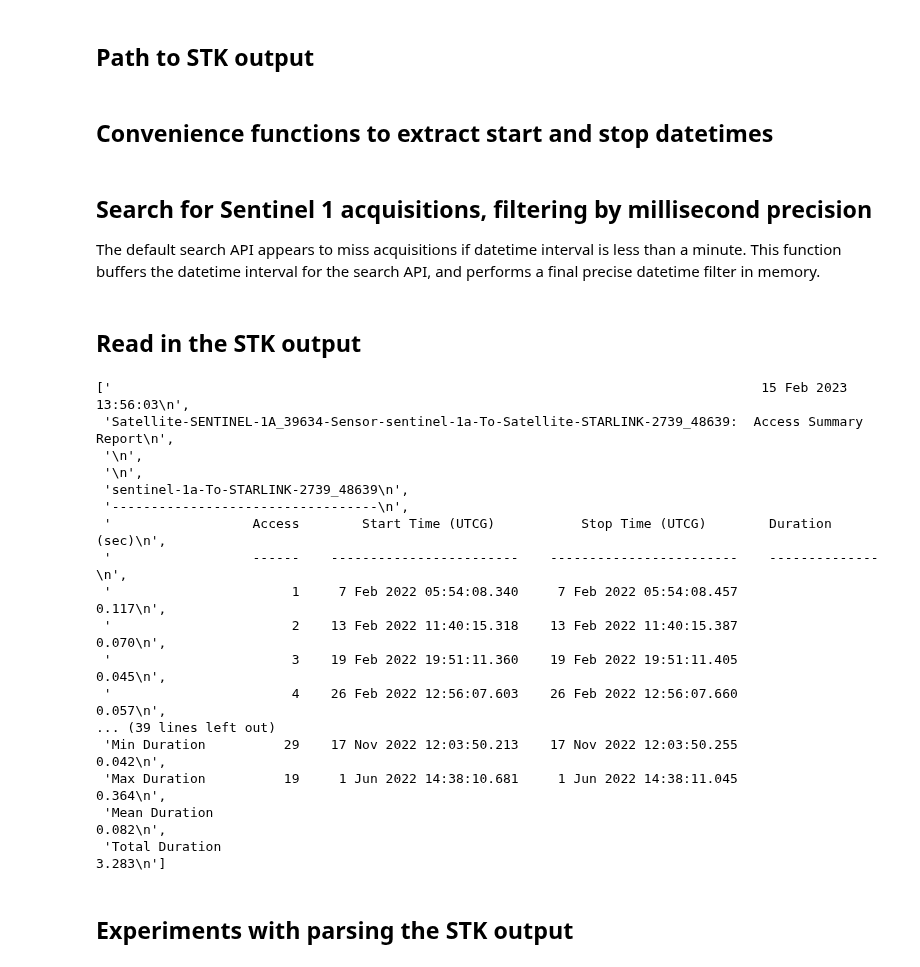
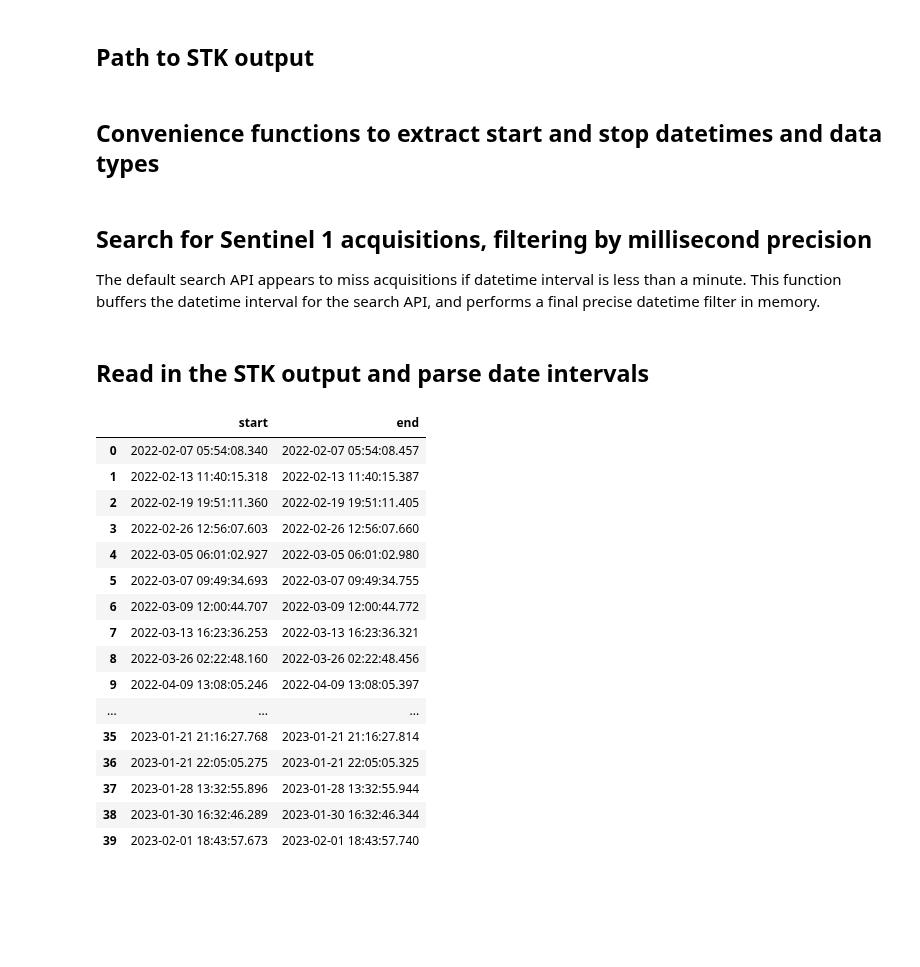
Before and after one commit to c-core-labs/notebooks, a Jupyter notebook: notebooks/sentinel-1-acquisitions.ipynb, the cells around one changed output. Cells and saved outputs as stored; diff of their text form; code cells hidden in the pictures; blank space fills up the shorter version.

```diff
--- a/notebooks/sentinel-1-acquisitions.ipynb
+++ b/notebooks/sentinel-1-acquisitions.ipynb
@@ -39,7 +49,7 @@ scihub_password = ""
 # %%
 path = "sentinel-1-acquisitions.txt"
 # %% [markdown]
-## Convenience functions to extract start and stop datetimes
+## Convenience functions to extract start and stop datetimes and data types
 # %%
 def get_start(line: str):
     line_stripped = line.strip()
@@ -94,27 +135,37 @@ def search(
 # %% [markdown]
-## Read in the STK output
+## Read in the STK output and parse date intervals
 # %%
 with open(path) as source:
     lines = source.readlines()
+
+starts = []
+ends = []
+
+for line in lines[8:]:
+    line_stripped = line.strip()
+    if line_stripped and line_stripped[0].isdigit():
+        start = get_start(line_stripped)
+        end = get_end(line_stripped)
+        starts.append(start)
+        ends.append(end)
+
+intervals = pd.DataFrame({"start": starts, "end": ends})
+intervals
+# %% [output]
+|  | start | end |
+| 0 | 2022-02-07 05:54:08.340 | 2022-02-07 05:54:08.457 |
+| 1 | 2022-02-13 11:40:15.318 | 2022-02-13 11:40:15.387 |
+| 2 | 2022-02-19 19:51:11.360 | 2022-02-19 19:51:11.405 |
+| 3 | 2022-02-26 12:56:07.603 | 2022-02-26 12:56:07.660 |
+| 4 | 2022-03-05 06:01:02.927 | 2022-03-05 06:01:02.980 |
+| 5 | 2022-03-07 09:49:34.693 | 2022-03-07 09:49:34.755 |
+| 6 | 2022-03-09 12:00:44.707 | 2022-03-09 12:00:44.772 |
+| 7 | 2022-03-13 16:23:36.253 | 2022-03-13 16:23:36.321 |
+| 8 | 2022-03-26 02:22:48.160 | 2022-03-26 02:22:48.456 |
+| 9 | 2022-04-09 13:08:05.246 | 2022-04-09 13:08:05.397 |
+| ... | ... | ... |
+| 35 | 2023-01-21 21:16:27.768 | 2023-01-21 21:16:27.814 |
+| 36 | 2023-01-21 22:05:05.275 | 2023-01-21 22:05:05.325 |
+| 37 | 2023-01-28 13:32:55.896 | 2023-01-28 13:32:55.944 |
+| 38 | 2023-01-30 16:32:46.289 | 2023-01-30 16:32:46.344 |
+| 39 | 2023-02-01 18:43:57.673 | 2023-02-01 18:43:57.740 |
-# %%
-lines
-# %% [output]
-['                                                                                   15 Feb 2023 13:56:03\n',
- 'Satellite-SENTINEL-1A_39634-Sensor-sentinel-1a-To-Satellite-STARLINK-2739_48639:  Access Summary Report\n',
- '\n',
- '\n',
- 'sentinel-1a-To-STARLINK-2739_48639\n',
- '----------------------------------\n',
- '                  Access        Start Time (UTCG)           Stop Time (UTCG)        Duration (sec)\n',
- '                  ------    ------------------------    ------------------------    --------------\n',
- '                       1     7 Feb 2022 05:54:08.340     7 Feb 2022 05:54:08.457             0.117\n',
- '                       2    13 Feb 2022 11:40:15.318    13 Feb 2022 11:40:15.387             0.070\n',
- '                       3    19 Feb 2022 19:51:11.360    19 Feb 2022 19:51:11.405             0.045\n',
- '                       4    26 Feb 2022 12:56:07.603    26 Feb 2022 12:56:07.660             0.057\n',
-... (39 lines left out)
- 'Min Duration          29    17 Nov 2022 12:03:50.213    17 Nov 2022 12:03:50.255             0.042\n',
- 'Max Duration          19     1 Jun 2022 14:38:10.681     1 Jun 2022 14:38:11.045             0.364\n',
- 'Mean Duration                                                                                0.082\n',
- 'Total Duration                                                                               3.283\n']
-# %% [markdown]
-## Experiments with parsing the STK output
```
Also changed, not shown: parts of 16 cells of this notebook, 1 other file.
